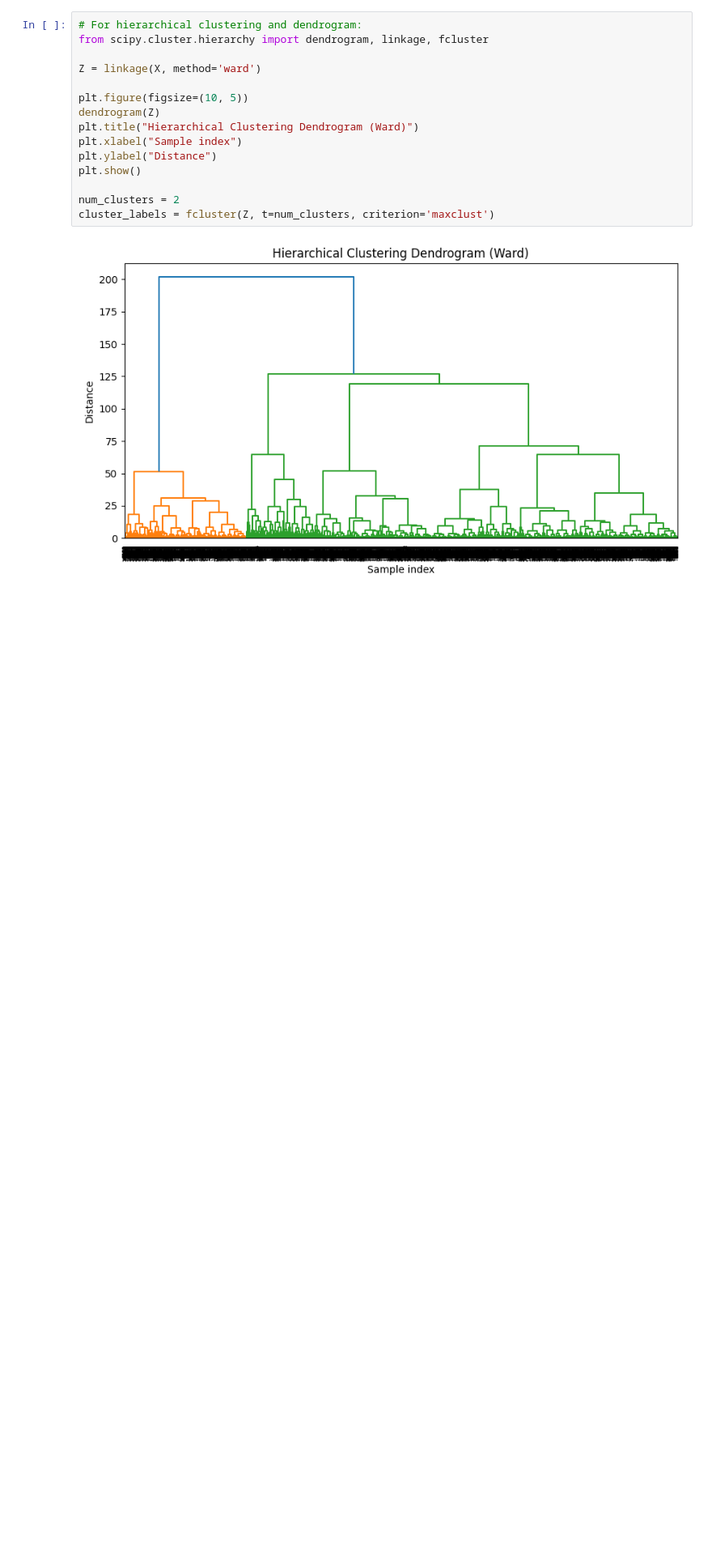
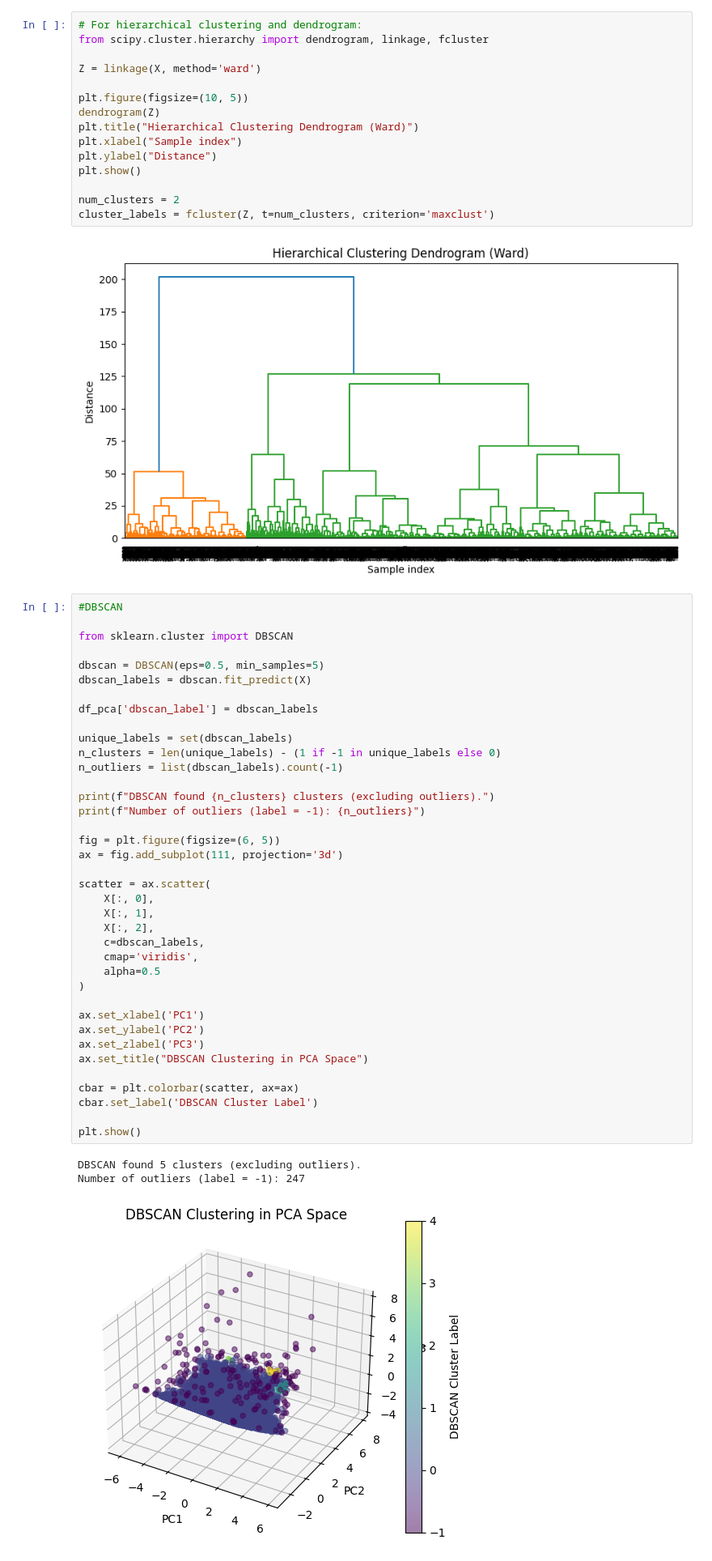
Before and after one commit to WiHi1131/Machine-Learning-Project, a Jupyter notebook: code/Clustering.ipynb, the cells around one changed output. Shown at 81% size. Cells and saved outputs as stored; diff of their text form; blank space fills up the shorter version.

Commit message:
Coded dbscan and added plot

```diff
--- a/code/Clustering.ipynb
+++ b/code/Clustering.ipynb
@@ -132,3 +132,45 @@ num_clusters = 2
 cluster_labels = fcluster(Z, t=num_clusters, criterion='maxclust')
 # %% [output]
 [figure]
+# %%
+#DBSCAN
+
+from sklearn.cluster import DBSCAN
+
+dbscan = DBSCAN(eps=0.5, min_samples=5)
+dbscan_labels = dbscan.fit_predict(X)
+
+df_pca['dbscan_label'] = dbscan_labels
+
+unique_labels = set(dbscan_labels)
+n_clusters = len(unique_labels) - (1 if -1 in unique_labels else 0)
+n_outliers = list(dbscan_labels).count(-1)
+
+print(f"DBSCAN found {n_clusters} clusters (excluding outliers).")
+print(f"Number of outliers (label = -1): {n_outliers}")
+
+fig = plt.figure(figsize=(6, 5))
+ax = fig.add_subplot(111, projection='3d')
+
+scatter = ax.scatter(
+    X[:, 0],
+    X[:, 1],
+    X[:, 2],
+    c=dbscan_labels,
+    cmap='viridis',
+    alpha=0.5
+)
+
+ax.set_xlabel('PC1')
+ax.set_ylabel('PC2')
+ax.set_zlabel('PC3')
+ax.set_title("DBSCAN Clustering in PCA Space")
+
+cbar = plt.colorbar(scatter, ax=ax)
+cbar.set_label('DBSCAN Cluster Label')
+
+plt.show()
+# %% [output]
+DBSCAN found 5 clusters (excluding outliers).
+Number of outliers (label = -1): 247
+[figure, added]
```
Also changed, not shown: 1 other file.
